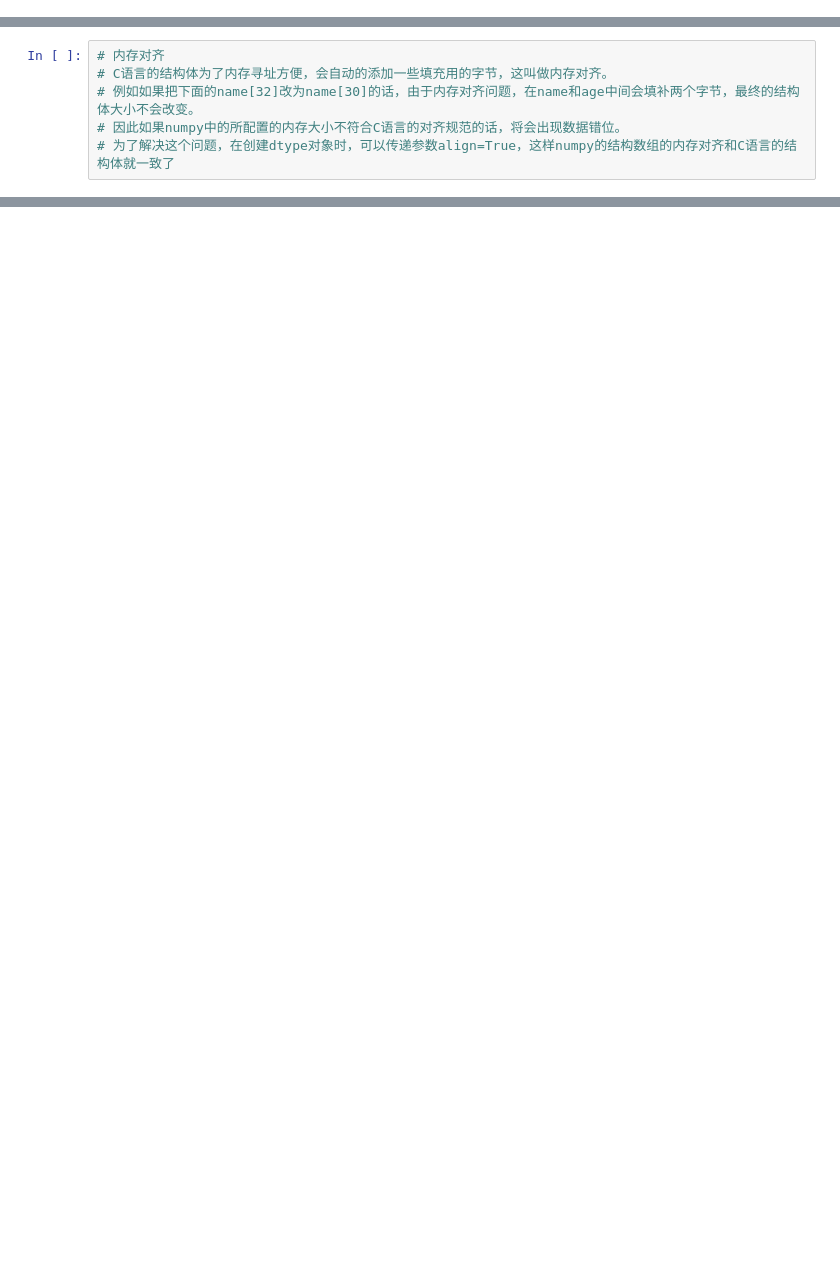
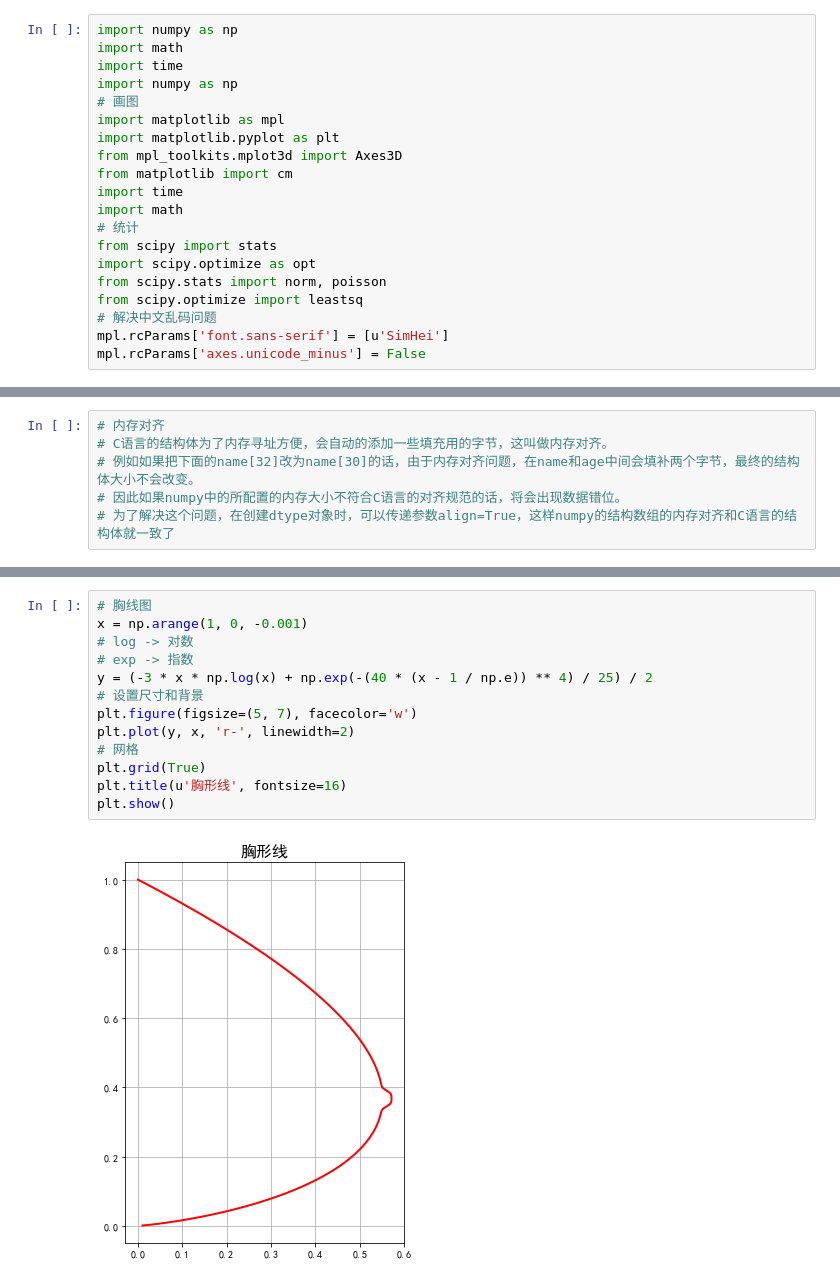
Before and after one commit to ToWorkit/ML_BASE, a Jupyter notebook: ml_base/_numpy/_numpy.ipynb, the cells around one changed output, grey strips where cells are left out. Cells and saved outputs as stored; diff of their text form; blank space fills up the shorter version.

```diff
--- a/ml_base/_numpy/_numpy.ipynb
+++ b/ml_base/_numpy/_numpy.ipynb
@@ -3,3 +1,23 @@ import numpy as np
+# %%
+import numpy as np
+import math
+import time
+import numpy as np
+# 画图
+import matplotlib as mpl
+import matplotlib.pyplot as plt
+from mpl_toolkits.mplot3d import Axes3D
+from matplotlib import cm
+import time
+import math
+# 统计
+from scipy import stats
+import scipy.optimize as opt
+from scipy.stats import norm, poisson
+from scipy.optimize import leastsq
+# 解决中文乱码问题
+mpl.rcParams['font.sans-serif'] = [u'SimHei']
+mpl.rcParams['axes.unicode_minus'] = False
 # %%
 # range() 创建int类类 => list
 # arange() 可以使用float类型 => array
@@ -268,0 +489,15 @@ None
+# %%
+# 胸线图
+x = np.arange(1, 0, -0.001)
+# log -> 对数
+# exp -> 指数
+y = (-3 * x * np.log(x) + np.exp(-(40 * (x - 1 / np.e)) ** 4) / 25) / 2
+# 设置尺寸和背景
+plt.figure(figsize=(5, 7), facecolor='w')
+plt.plot(y, x, 'r-', linewidth=2)
+# 网格
+plt.grid(True)
+plt.title(u'胸形线', fontsize=16)
+plt.show()
+# %% [output]
+[figure, added]
```
Also changed, not shown: parts of 58 cells of this notebook, 35 other files.
